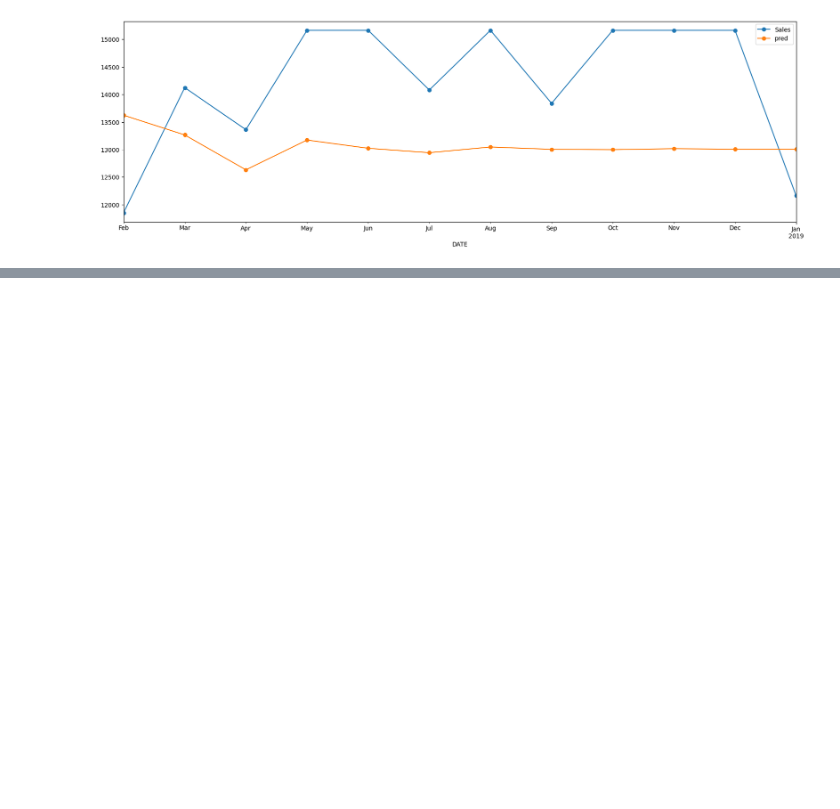
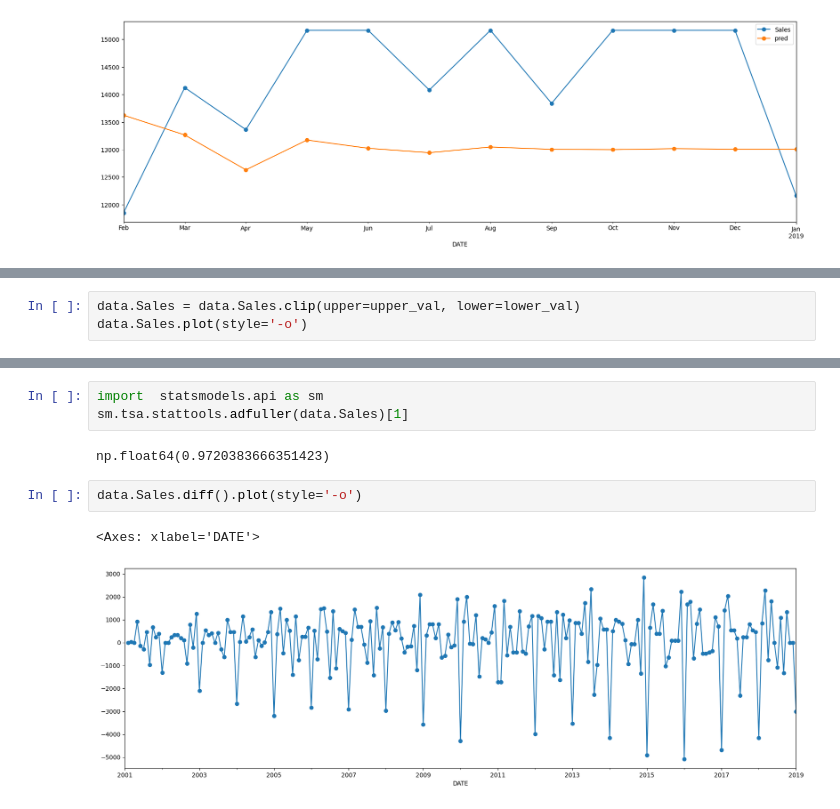
Before and after one commit to Swarnim114/Learning, a Jupyter notebook: ML/notebooks/Advanced-ML/TimeSeries-2/TimeSeries-2.ipynb, the cells around one changed output, grey strips where cells are left out. Saved outputs shown, nothing was run; the diff lists cells and outputs as text; blank space fills up the shorter version.

```diff
--- a/ML/notebooks/Advanced-ML/TimeSeries-2/TimeSeries-2.ipynb
+++ b/ML/notebooks/Advanced-ML/TimeSeries-2/TimeSeries-2.ipynb
@@ -354,0 +421,3 @@ MAPE: 0.11
+# %%
+data.Sales = data.Sales.clip(upper=upper_val, lower=lower_val)
+data.Sales.plot(style='-o')
@@ -354,0 +427,10 @@ MAPE: 0.11
+# %%
+import  statsmodels.api as sm
+sm.tsa.stattools.adfuller(data.Sales)[1]
+# %% [output]
+np.float64(0.9720383666351423)
+# %%
+data.Sales.diff().plot(style='-o')
+# %% [output]
+<Axes: xlabel='DATE'>
+[figure, added]
```
Also changed, not shown: parts of 8 cells of this notebook.
